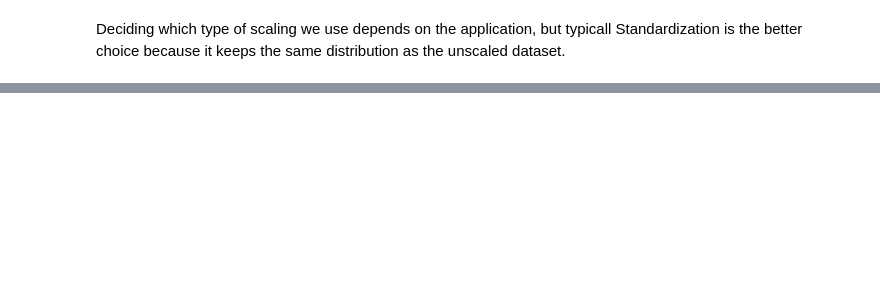
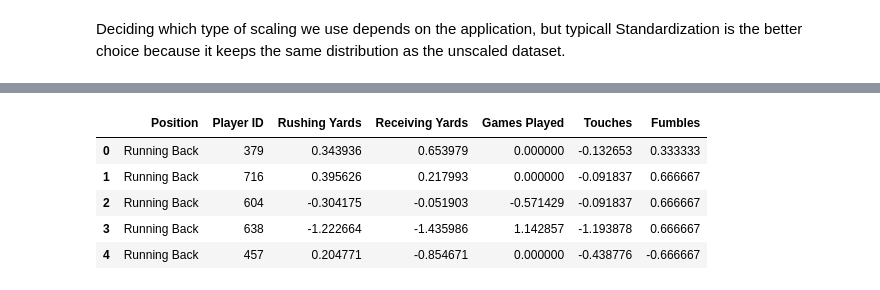
Before and after one commit to jackweyher1/Data_Preprocessing, a Jupyter notebook: 05_feature_scaling/NFL_Data_Scaling/nfl_data_scaling.ipynb, the cells around one changed output, grey strips where cells are left out. Drawn from its saved outputs; the diff is of its cells as text; code cells hidden in the pictures; blank space fills up the shorter version.

```diff
--- a/05_feature_scaling/NFL_Data_Scaling/nfl_data_scaling.ipynb
+++ b/05_feature_scaling/NFL_Data_Scaling/nfl_data_scaling.ipynb
@@ -84,0 +95,16 @@ Deciding which type of scaling we use depends on the application, but typicall S
+# %%
+from sklearn.preprocessing import RobustScaler
+
+robust_scaler = RobustScaler()
+
+nfl_df_robust = nfl_df.copy()
+nfl_df_robust[cols_to_scale] = robust_scaler.fit_transform(nfl_df_robust[cols_to_scale])
+# %%
+nfl_df_robust.head()
+# %% [output]
+|  | Position | Player ID | Rushing Yards | Receiving Yards | Games Played | Touches | Fumbles |
+| 0 | Running Back | 379 | 0.343936 | 0.653979 | 0.000000 | -0.132653 | 0.333333 |
+| 1 | Running Back | 716 | 0.395626 | 0.217993 | 0.000000 | -0.091837 | 0.666667 |
+| 2 | Running Back | 604 | -0.304175 | -0.051903 | -0.571429 | -0.091837 | 0.666667 |
+| 3 | Running Back | 638 | -1.222664 | -1.435986 | 1.142857 | -1.193878 | 0.666667 |
+| 4 | Running Back | 457 | 0.204771 | -0.854671 | 0.000000 | -0.438776 | -0.666667 |
```
Also changed, not shown: parts of 26 cells of this notebook, 1 other file.
